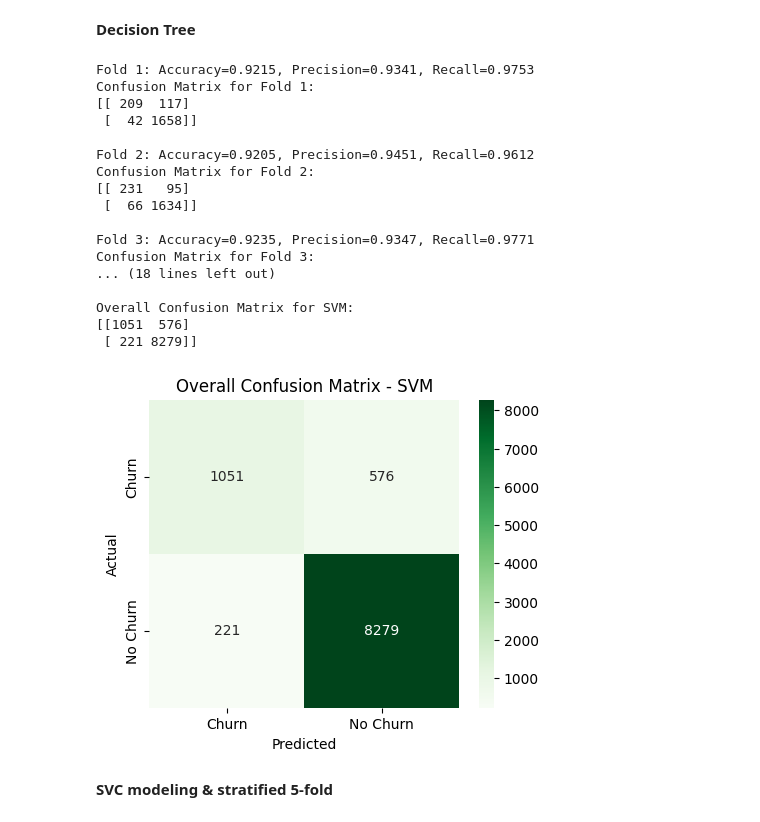
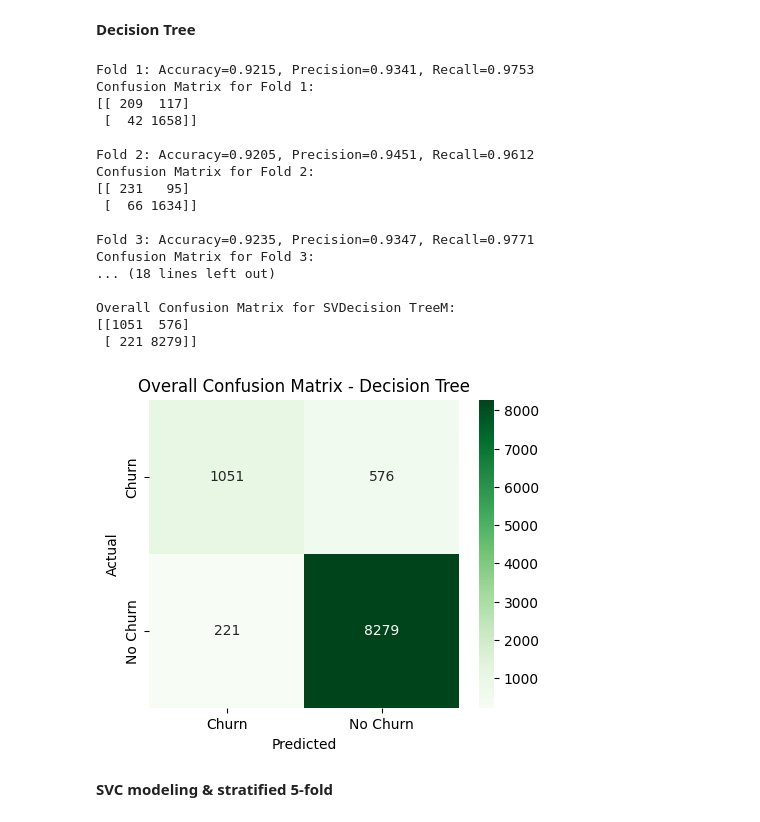
Before and after one commit to MJMcManaman/ITEC4305A1, a Jupyter notebook: CreditCardCustomer.ipynb, the cells around one changed output. Drawn from its saved outputs; the diff is of its cells as text; code cells hidden in the pictures.

```diff
--- a/CreditCardCustomer.ipynb
+++ b/CreditCardCustomer.ipynb
@@ -735,41 +735,41 @@ for fold, (train_index, test_index) in enumerate(skf.split(X, y)):
     print(f"Confusion Matrix for Fold {fold+1}:\n{cm}\n")
 
 # calculate average performance
-print("\nOverall Performance for SVM:")
+print("\nOverall Performance for Decision Tree:")
 print(f"Mean Accuracy: {np.mean(accuracy_scores):.4f}")
 print(f"Mean Precision: {np.mean(precision_scores):.4f}")
 print(f"Mean Recall: {np.mean(recall_scores):.4f}")
 
 # print Overall Confusion Matrix
-print("\nOverall Confusion Matrix for SVM:")
+print("\nOverall Confusion Matrix for SVDecision Tree:")
 print(overall_cm)
 
 # visualize Overall Confusion Matrix
 plt.figure(figsize=(5, 4))
 sns.heatmap(overall_cm, annot=True, fmt="d", cmap="Greens", xticklabels=["Churn", "No Churn"], yticklabels=["Churn", "No Churn"])
 plt.xlabel("Predicted")
 plt.ylabel("Actual")
-plt.title("Overall Confusion Matrix - SVM")
+plt.title("Overall Confusion Matrix - Decision Tree")
 plt.show()
 # %% [output]
 Fold 1: Accuracy=0.9215, Precision=0.9341, Recall=0.9753
 Confusion Matrix for Fold 1:
 [[ 209  117]
  [  42 1658]]
 
 Fold 2: Accuracy=0.9205, Precision=0.9451, Recall=0.9612
 Confusion Matrix for Fold 2:
 [[ 231   95]
  [  66 1634]]
 
 Fold 3: Accuracy=0.9235, Precision=0.9347, Recall=0.9771
 Confusion Matrix for Fold 3:
 ... (18 lines left out)
 
-Overall Confusion Matrix for SVM:
+Overall Confusion Matrix for SVDecision TreeM:
 [[1051  576]
  [ 221 8279]]
-[figure, old version]
+[figure, new version]
 # %% [markdown]
 **SVC modeling & stratified 5-fold**
 # %%
```
Also changed, not shown: parts of 2 cells of this notebook.
